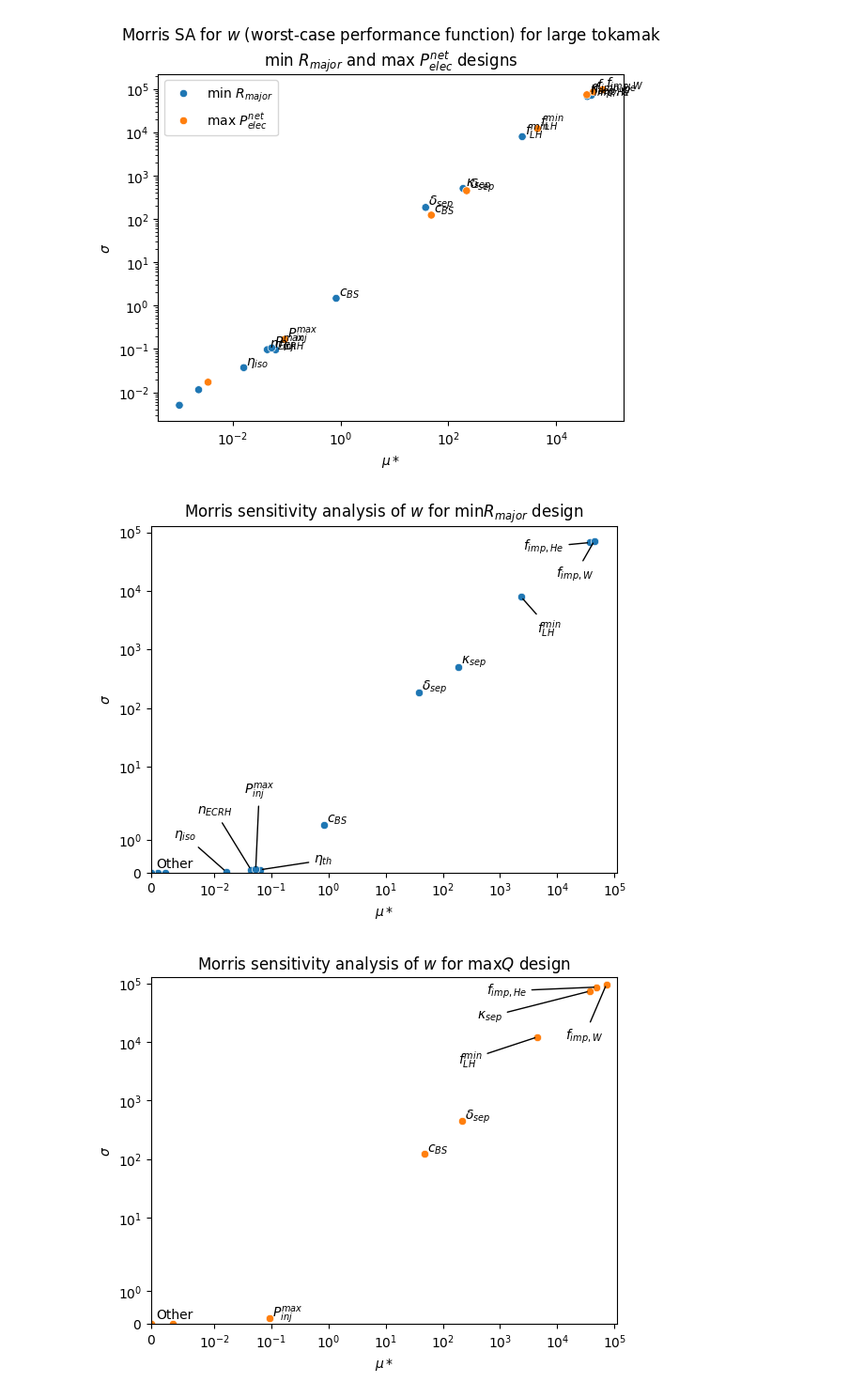
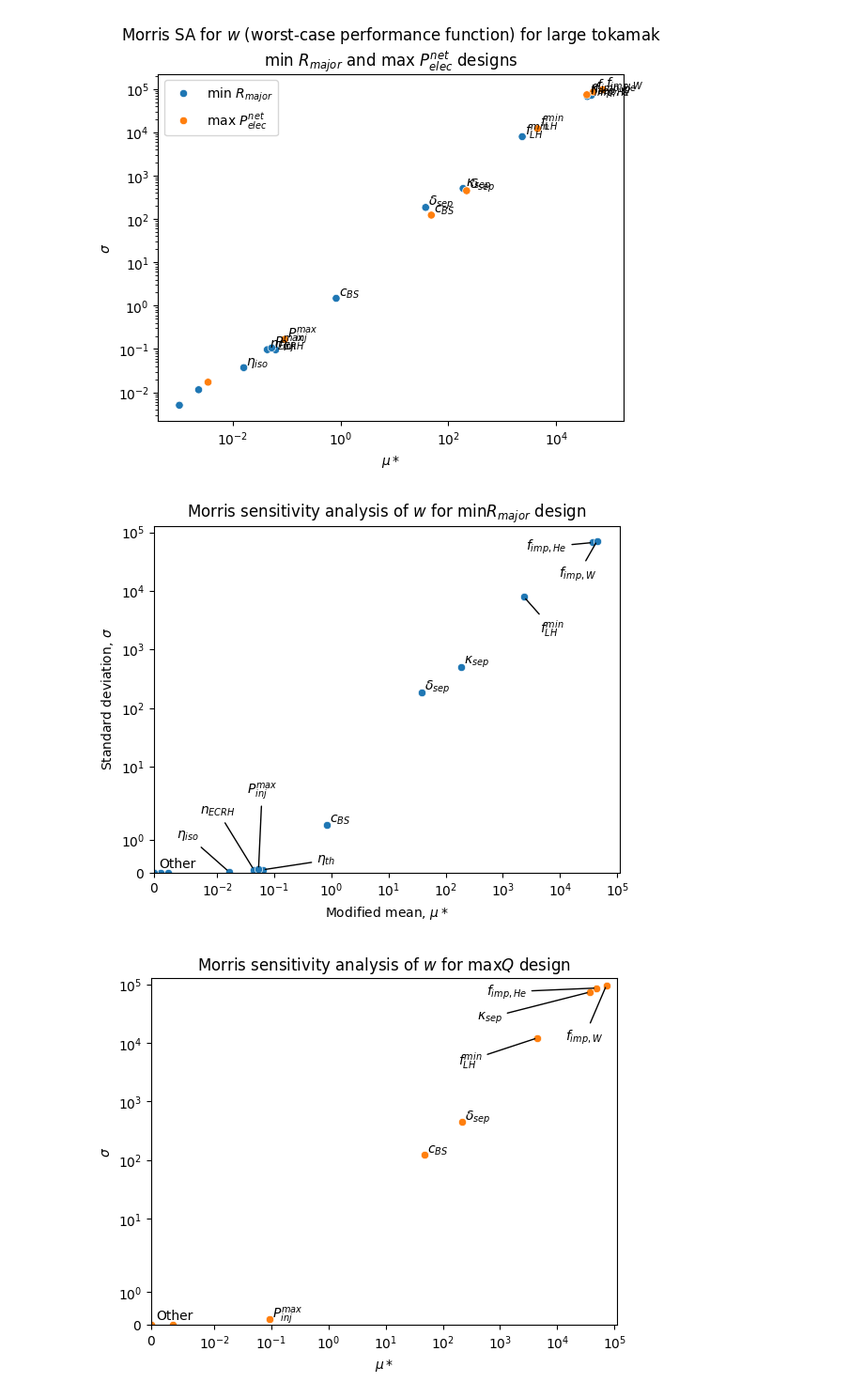
Before and after one commit to jonmaddock/dakota-process, a Jupyter notebook: morris/analyse_morris.ipynb, the cells around one changed output. Shown at 94% size. Cells and saved outputs as stored; diff of their text form; code cells hidden in the pictures.

```diff
--- a/morris/analyse_morris.ipynb
+++ b/morris/analyse_morris.ipynb
@@ -204,35 +204,35 @@ ax.legend(handles, [label_map[l] for l in labels])
 # %%
 # min rmajor only
 lt_results_df = results_df[results_df["design"] == "lt"]
 ax = sns.scatterplot(data=lt_results_df, x="mod_mean", y="std")
 
 annotation_offsets = {
     "ralpne": [0.8, 0.93],
     "fimp_14": [0.87, 0.85],
     "flhthresh": [0.83, 0.69],
     "etaiso": [0.05, 0.1],
     "etaech": [0.1, 0.17],
     "pinjalw": [0.2, 0.23],
     "etath": [0.35, 0.03],
 }
 label_point(lt_results_df, annotation_offsets=annotation_offsets)
 ax.set_title("Morris sensitivity analysis of $w$ for $\min R_{major}$ design")
-ax.set_xlabel("$\mu*$")
-ax.set_ylabel("$\sigma$")
+ax.set_xlabel("Modified mean, $\mu*$")
+ax.set_ylabel("Standard deviation, $\sigma$")
 ax.ticklabel_format(style="sci", scilimits=(0, 0), useMathText=True)
 # ax.loglog()
 # loglog doesn't plot params with 0 values: want to show this values
 ax.set_xscale("symlog", linthresh=0.01)
 ax.set_yscale("symlog")
 # Loads of -ve space and points crunched up in top corner otherwise: both plots same scales
 ax.set_xlim(0, 1.1e5)
 ax.set_ylim(0, 1.3e5)
 
 # Save to figs dir
 figs_dir = Path.home() / "Desktop" / "interval_analysis_presentation_figs"
 plt.savefig(figs_dir / "morris_lt_min_rmajor.pdf", bbox_inches="tight")
 # %% [output]
-[figure, old version]
+[figure, new version]
 # %%
 # Max P net elec only
 lt_max_net_elec_results_df = results_df[results_df["design"] == "lt_max_q"]
```
Also changed, not shown: parts of 1 cell of this notebook.
